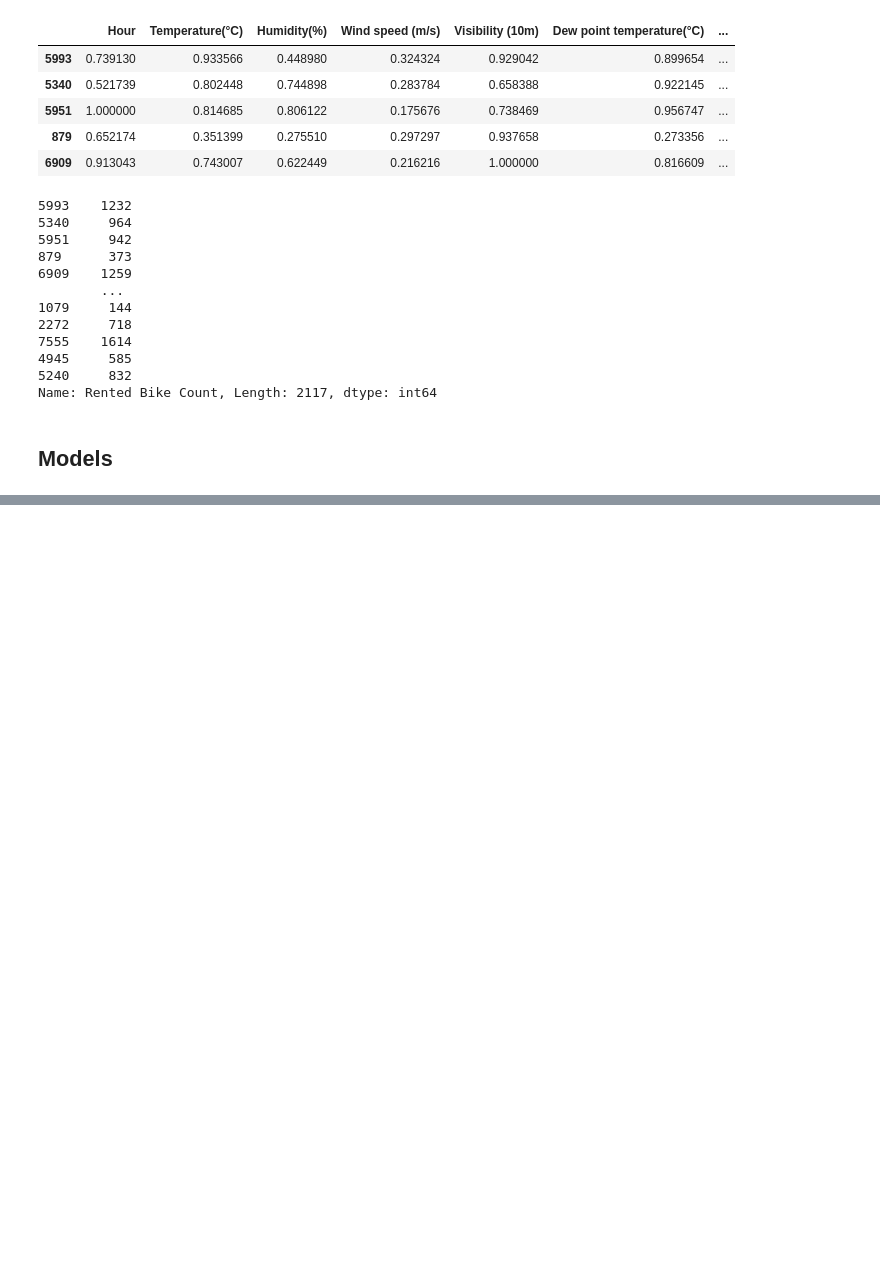
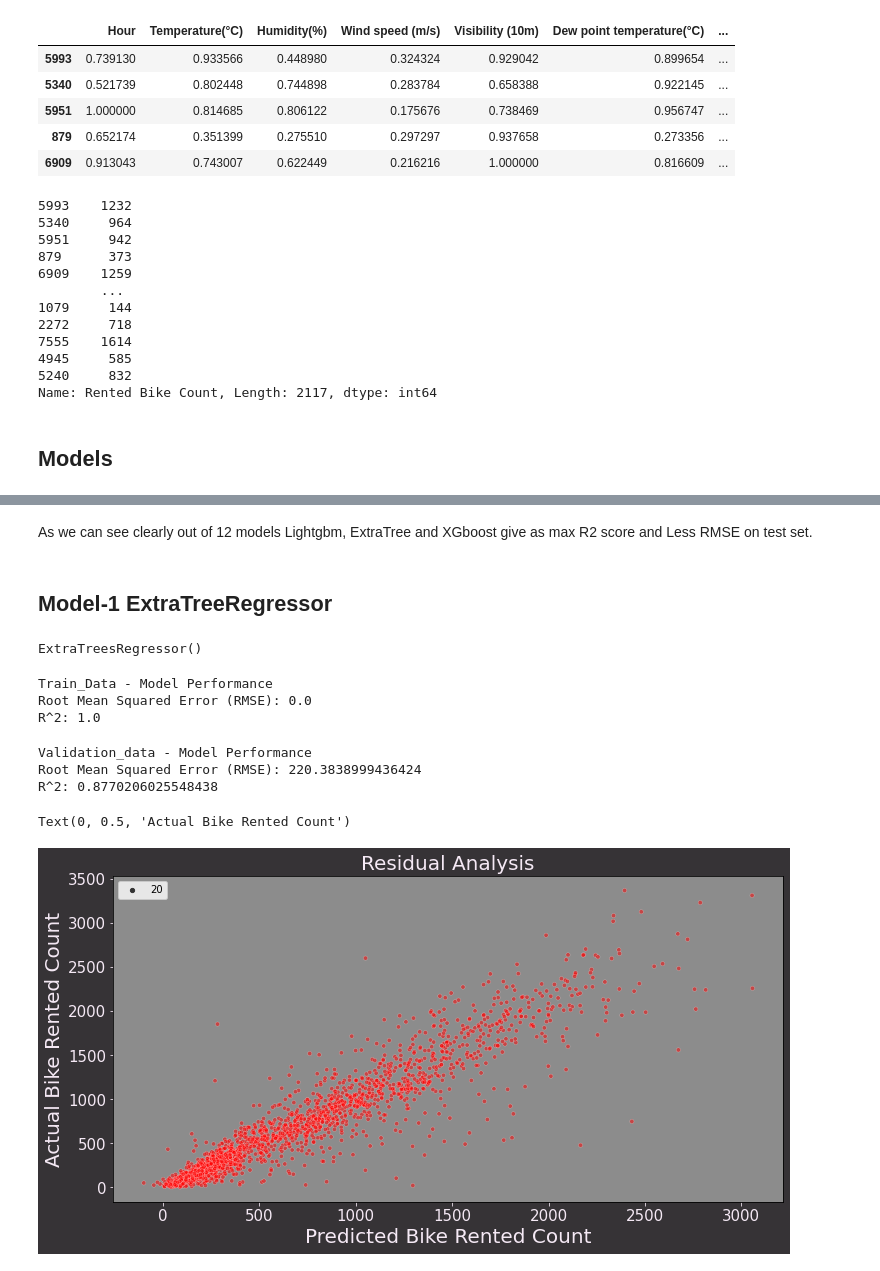
Before and after one commit to Amit-95/Bike_sharing_demand_pred, a Jupyter notebook: Bike_Sharing_Demand_Prediction_Capstone_Project.ipynb, the cells around one changed output, grey strips where cells are left out. Drawn from its saved outputs; the diff is of its cells as text; code cells hidden in the pictures; blank space fills up the shorter version.

```diff
--- a/Bike_Sharing_Demand_Prediction_Capstone_Project.ipynb
+++ b/Bike_Sharing_Demand_Prediction_Capstone_Project.ipynb
@@ -727,0 +743,26 @@ Name: Rented Bike Count, Length: 2117, dtype: int64
+# %%
+# Run all the proposed models and update the information in a list model_data
+import time
+from math import sqrt
+from sklearn import metrics
+
+model_data = []
+for name,model in models :
+
+    model_data_dic = {}
+    model_data_dic["Name"] = name
+
+    start = time.time()
+    end = time.time()
+
+    model.fit(train_inputs,train_targets)
+
+    model_data_dic["Train_Time"] = end - start
+    # Training set
+    model_data_dic["Train_R2_Score"] = metrics.r2_score(train_targets,model.predict(train_inputs))
+    model_data_dic["Train_RMSE_Score"] = metrics.mean_squared_error(train_targets,model.predict(train_inputs),squared=False)
+    # Validation set
+    model_data_dic["Test_R2_Score"] = metrics.r2_score(val_targets,model.predict(val_inputs))
+    model_data_dic["Test_RMSE_Score"] = metrics.mean_squared_error(val_targets,model.predict(val_inputs),squared=False)
+
+    model_data.append(model_data_dic)
@@ -727,0 +788,2 @@ Name: Rented Bike Count, Length: 2117, dtype: int64
+# %% [markdown]
+As we can see clearly out of 12 models Lightgbm, ExtraTree and XGboost give as max R2 score and Less RMSE on test set.
@@ -727,0 +806,40 @@ Name: Rented Bike Count, Length: 2117, dtype: int64
+# %% [markdown]
+## Model-1 ExtraTreeRegressor
+# %%
+from sklearn.ensemble import ExtraTreesRegressor
+num_trees = 100
+# Create the model
+base_model = ExtraTreesRegressor(n_estimators=num_trees)
+# Fit the model
+base_model.fit(train_inputs,train_targets)
+# %% [output]
+ExtraTreesRegressor()
+# %%
+# Call evaluate_train function that we train above
+evaluate_train(base_model, train_inputs,train_targets)
+# %% [output]
+Train_Data - Model Performance
+Root Mean Squared Error (RMSE): 0.0
+R^2: 1.0
+# %%
+
+# Call evaluate_val function that we train above
+evaluate_val(base_model, val_inputs,val_targets)
+# %% [output]
+Validation_data - Model Performance
+Root Mean Squared Error (RMSE): 220.3838999436424
+R^2: 0.8770206025548438
+# %%
+# Visualizing the predicated vs Actual test values
+predictions = model.predict(val_inputs)
+fig, ax = plt.subplots(figsize=(12,6),facecolor="#363336")
+ax.patch.set_facecolor('#8C8C8C')
+sns.scatterplot(predictions,val_targets,size = 20, alpha = 0.5,color= "red")
+ax.set_title('Residual Analysis',color='#F5E9F5', fontsize = 20)
+ax.tick_params(axis='x', colors='#F5E9F5',labelsize=15)
+ax.tick_params(axis='y', colors='#F5E9F5',labelsize=15)
+ax.set_xlabel('Predicted Bike Rented Count', color='#F5E9F5', fontsize=20)
+ax.set_ylabel('Actual Bike Rented Count',  color='#F5E9F5', fontsize=20)
+# %% [output]
+Text(0, 0.5, 'Actual Bike Rented Count')
+[figure, added]
```
Also changed, not shown: parts of 5 cells of this notebook.
